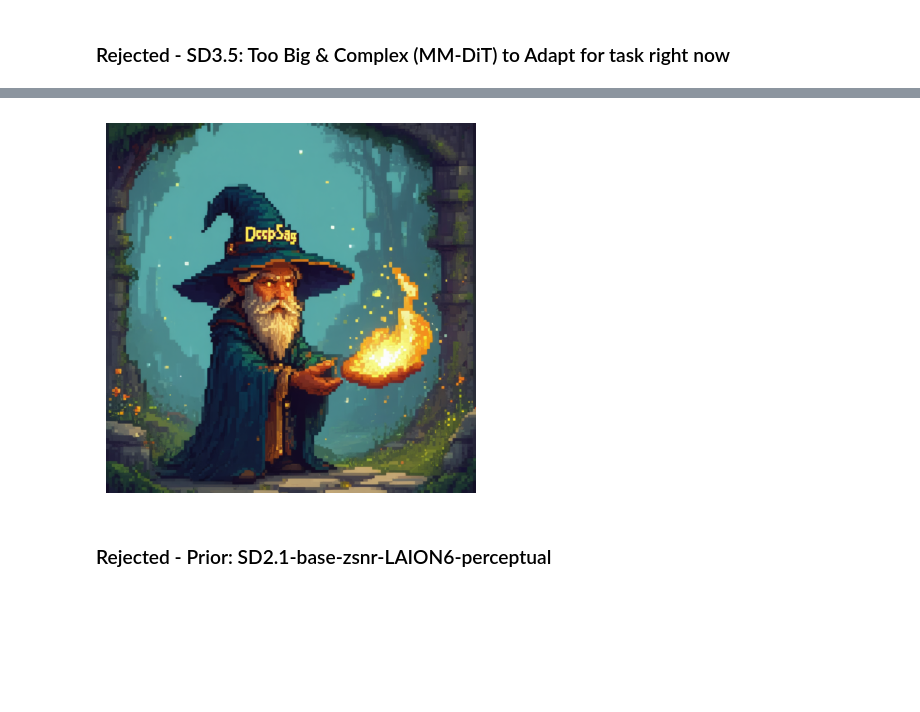
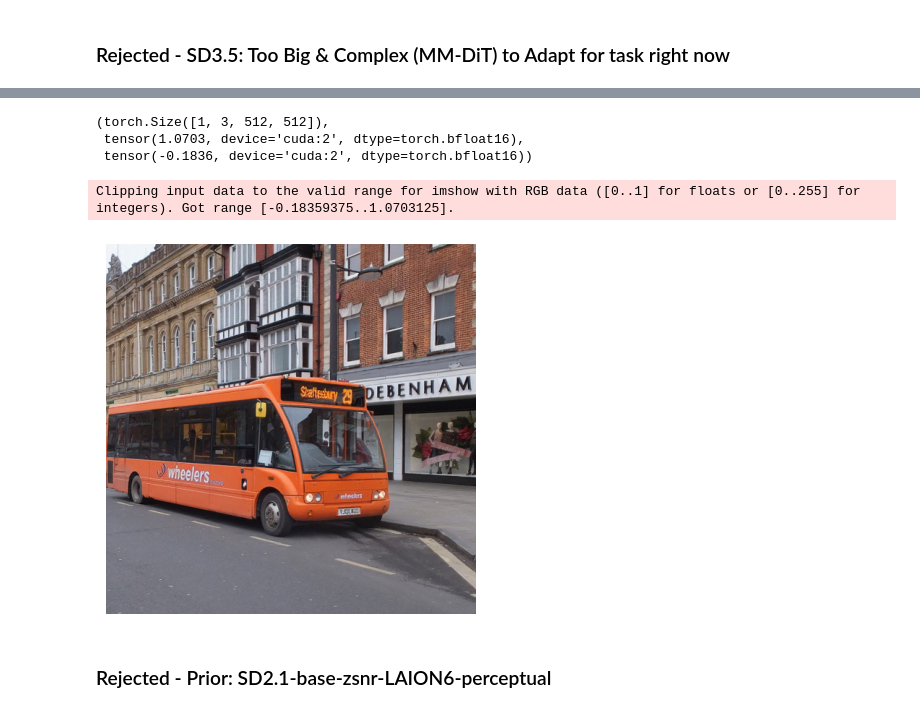
Before and after one commit to Aryan-Garg/gQIR, a Jupyter notebook: argar_arch.ipynb, the cells around one changed output, grey strips where cells are left out. Drawn from its saved outputs; the diff is of its cells as text; code cells hidden in the pictures; blank space fills up the shorter version.

```diff
--- a/argar_arch.ipynb
+++ b/argar_arch.ipynb
@@ -126,7 +128,8 @@ Model size: 19.22 GB
 # %%
 pipe3 = StableDiffusion3Pipeline.from_pretrained("stabilityai/stable-diffusion-3.5-large",
                                                  torch_dtype = torch.bfloat16,
-                                                 token=access_token).to("cuda")
-
-prompt = "A pixelated wizard casting a spell in a fantasy world, pixel art style. His name is 'DeepSage' and it is written in pixel art font at the top of the mage."
-out3 = pipe3(prompt, guidance_scale=3.5, num_inference_steps=20).images[0]
+                                                 token=access_token)
+vae = pipe3.vae.to("cuda:2")
+vae.requires_grad_(False)
+# prompt = "A pixelated wizard casting a spell in a fantasy world, pixel art style. His name is 'DeepSage' and it is written in pixel art font at the top of the mage."
+# out3 = pipe3(prompt, guidance_scale=3.5, num_inference_steps=20).images[0]
@@ -132,0 +154,11 @@ out3 = pipe3(prompt, guidance_scale=3.5, num_inference_steps=20).images[0]
+# %%
+img = Image.open("/mnt/disks/behemoth/datasets/flickr2K/000004.png").convert("RGB")
+img = center_crop_arr(img, 512)
+print(img.shape)
+plt.imshow(img)
+plt.show()
+
+img = (img / 255.).astype(np.float32)
+img = torch.Tensor(img).permute(2,0,1).to("cuda:2")
+img = img[None, :, :, :]
+print(img.shape, img.max(), img.min())
@@ -133,9 +169,18 @@ out3 = pipe3(prompt, guidance_scale=3.5, num_inference_steps=20).images[0]
+# %%
+out = vae.decode(vae.encode(img.to(torch.bfloat16)).latent_dist.sample()).sample
+# %%
+out.size(), out.max(), out.min()
+# %% [output]
+(torch.Size([1, 3, 512, 512]),
+ tensor(1.0703, device='cuda:2', dtype=torch.bfloat16),
+ tensor(-0.1836, device='cuda:2', dtype=torch.bfloat16))
 # %%
-plt.imshow(out3)
+plt.imshow(out.squeeze().permute(1,2,0).detach().float().cpu().numpy())
 plt.axis("off")
 plt.show()
 # %% [output]
+Clipping input data to the valid range for imshow with RGB data ([0..1] for floats or [0..255] for integers). Got range [-0.18359375..1.0703125].
-[figure, old version]
+[figure, new version]
 # %% [markdown]
 ### Rejected - Prior: SD2.1-base-zsnr-LAION6-perceptual
 # %%
```
Also changed, not shown: parts of 3 cells of this notebook, 6 other files.
